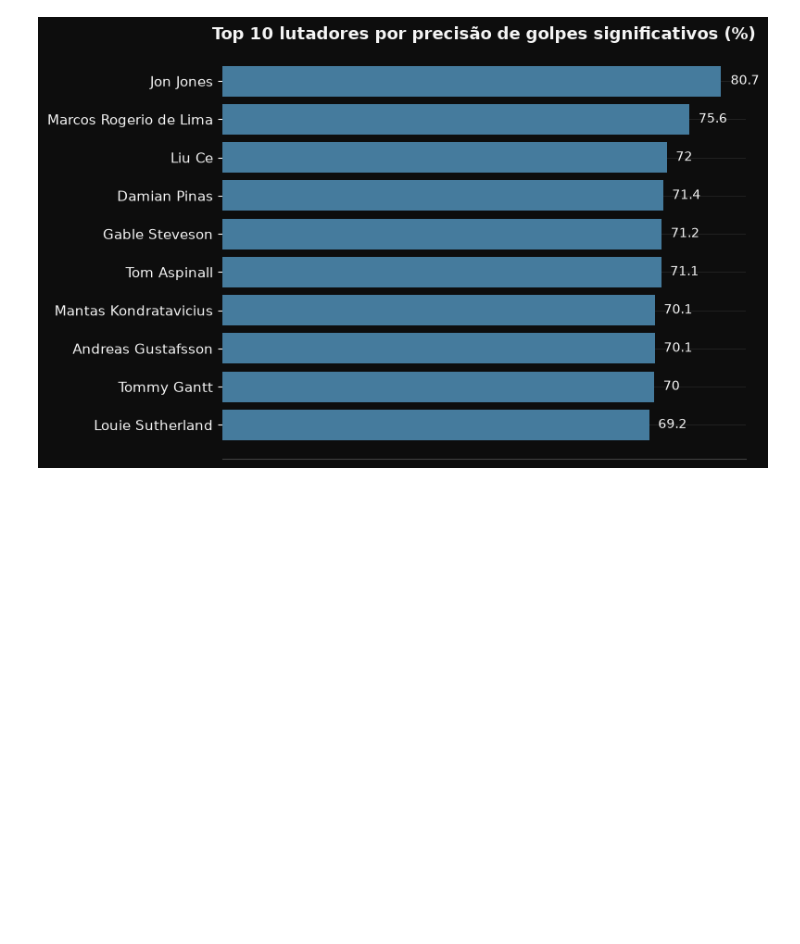
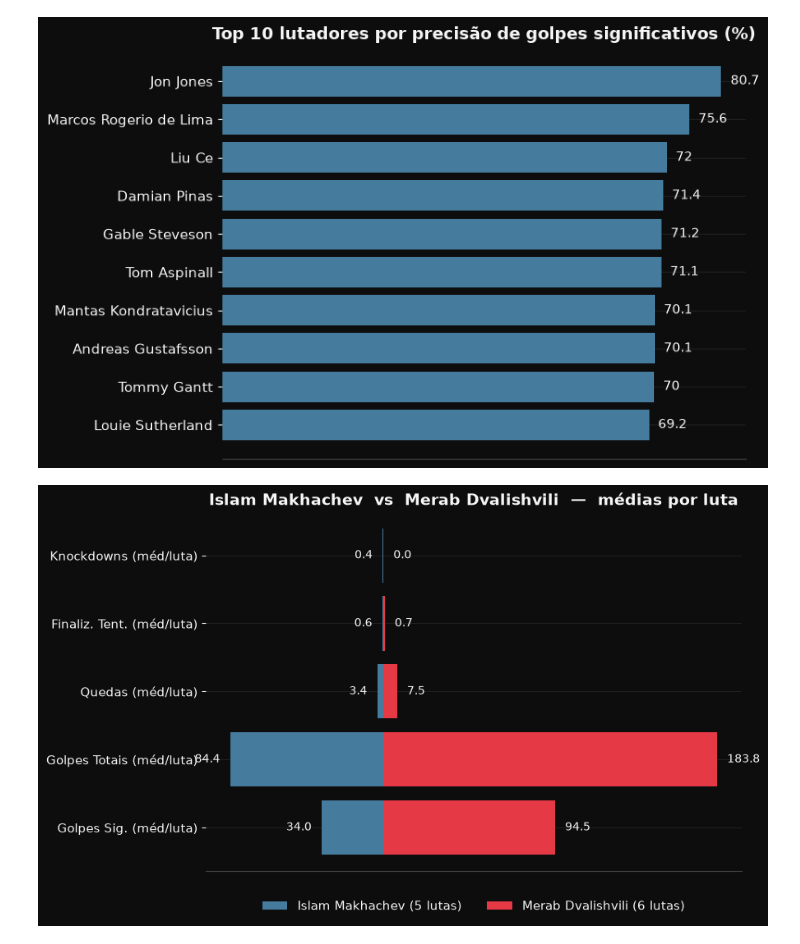
Before and after one commit to khannnn1/ufc-data, a Jupyter notebook: notebooks/02_visualizacao.ipynb, the cells around one changed output. Cells and saved outputs as stored; diff of their text form; code cells hidden in the pictures; blank space fills up the shorter version.

Commit message:
Adiciona gráfico de comparação entre dois lutadores (médias por luta)

```diff
--- a/notebooks/02_visualizacao.ipynb
+++ b/notebooks/02_visualizacao.ipynb
@@ -81,3 +81,43 @@ plt.savefig("../figures/top10_precisao.png", dpi=150, facecolor=fig.get_facecolo
 plt.show()
 # %% [output]
 [figure]
+# %%
+def comparar_lutadores(nome1, nome2, df):
+    metricas = ["Sig_str_landed", "Total_str_landed", "Td_landed", "Sub. att", "KD"]
+    labels = ["Golpes Sig. (méd/luta)", "Golpes Totais (méd/luta)", "Quedas (méd/luta)", "Finaliz. Tent. (méd/luta)", "Knockdowns (méd/luta)"]
+
+    df1 = df[df["Fighter"] == nome1]
+    df2 = df[df["Fighter"] == nome2]
+
+    n_lutas1 = len(df1)
+    n_lutas2 = len(df2)
+
+    dados1 = df1[metricas].mean().round(1)
+    dados2 = df2[metricas].mean().round(1)
+
+    y_pos = range(len(metricas))
+    escala_max = max(dados1.max(), dados2.max())
+
+    fig, ax = plt.subplots(figsize=(9, 5.5))
+    ax.barh(y_pos, -dados1.values, color=COR_AZUL, label=f"{nome1} ({n_lutas1} lutas)")
+    ax.barh(y_pos, dados2.values, color=COR_VERMELHO, label=f"{nome2} ({n_lutas2} lutas)")
+
+    for i, v in enumerate(dados1.values):
+        ax.text(-v - (escala_max * 0.03), i, f"{v}", va="center", ha="right", fontsize=10, color="#f5f5f5")
+    for i, v in enumerate(dados2.values):
+        ax.text(v + (escala_max * 0.03), i, f"{v}", va="center", ha="left", fontsize=10, color="#f5f5f5")
+
+    ax.set_yticks(y_pos)
+    ax.set_yticklabels(labels)
+    ax.set_xticks([])
+    ax.set_title(f"{nome1}  vs  {nome2}  —  médias por luta", fontsize=14, fontweight="bold")
+    ax.legend(loc="upper center", bbox_to_anchor=(0.5, -0.05), ncol=2, frameon=False, labelcolor="#f5f5f5")
+
+    plt.tight_layout()
+    nome_arquivo = f"../figures/comparacao_{nome1.replace(' ', '_')}_vs_{nome2.replace(' ', '_')}.png"
+    plt.savefig(nome_arquivo, dpi=150, facecolor=fig.get_facecolor())
+    plt.show()
+# %%
+comparar_lutadores("Islam Makhachev", "Merab Dvalishvili", df)
+# %% [output]
+[figure, added]
```
Also changed, not shown: 3 other files.
